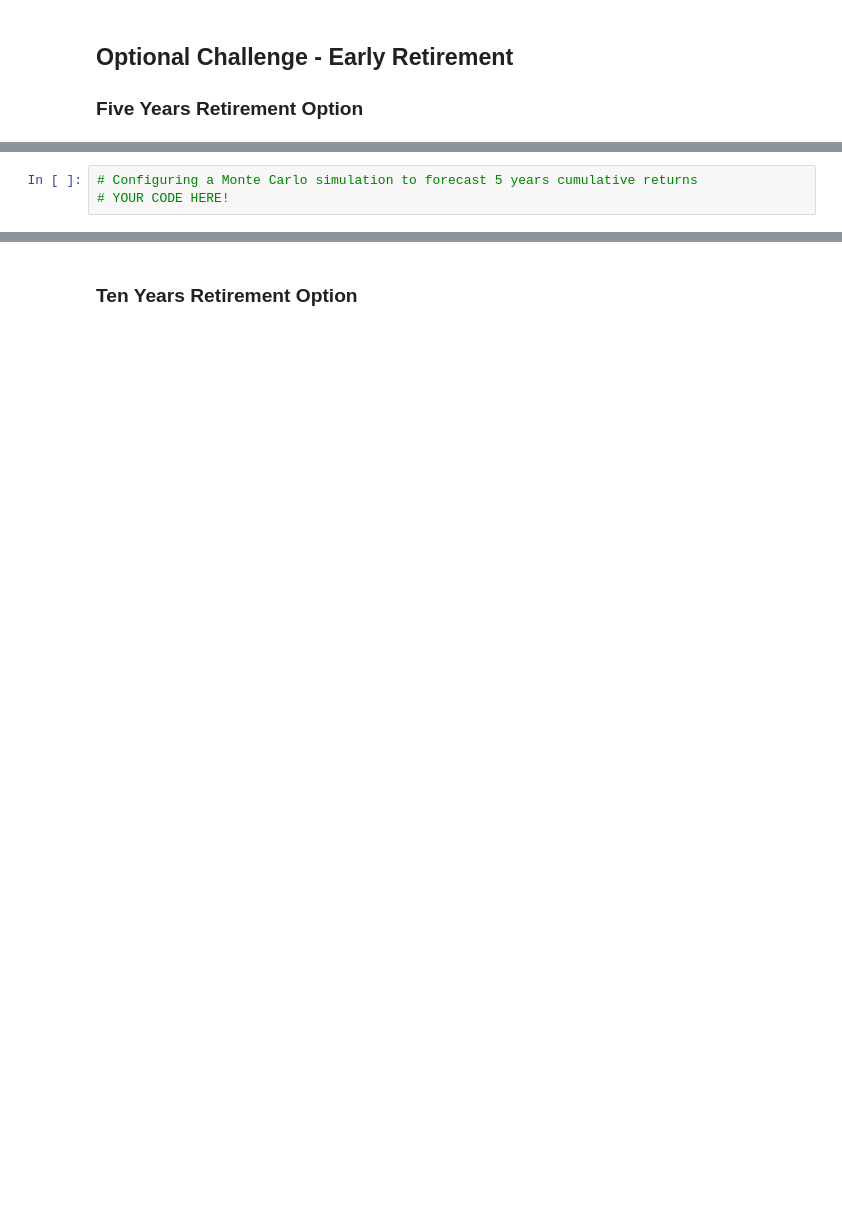
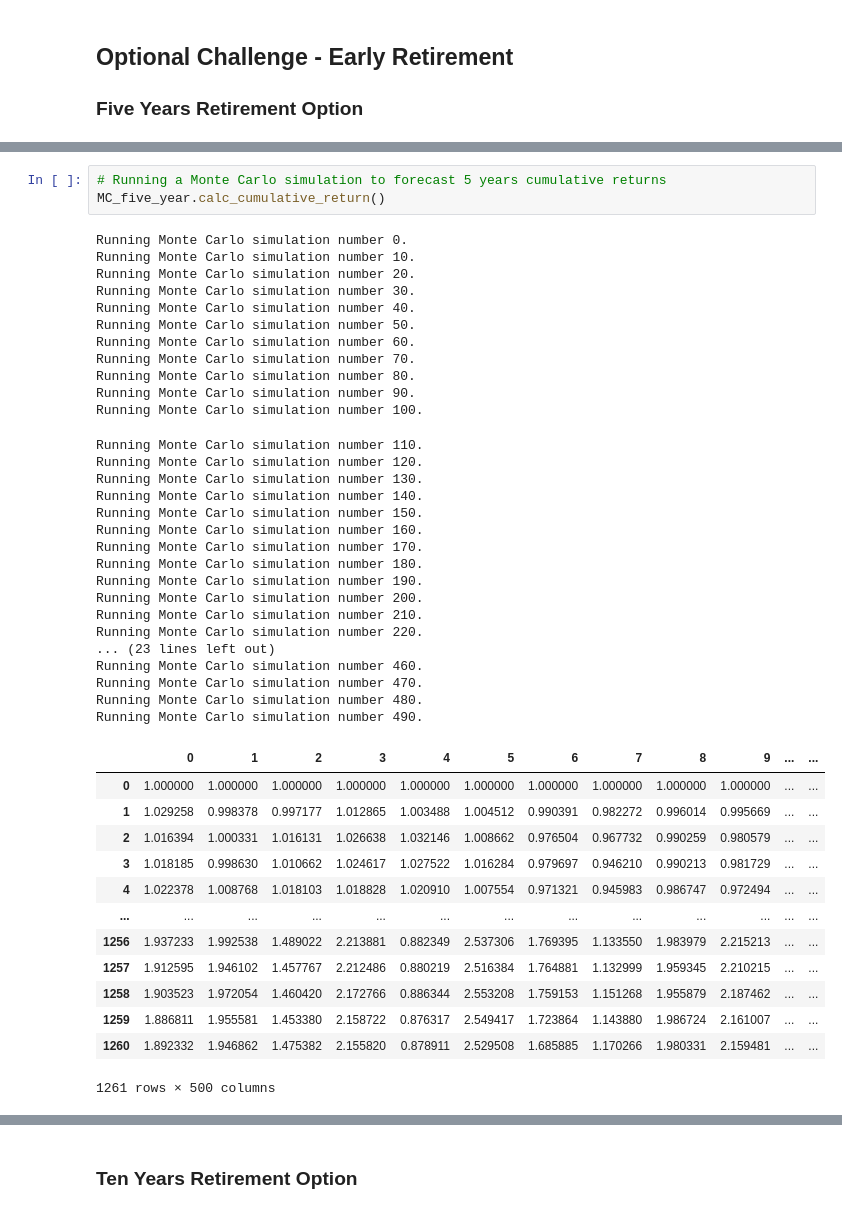
Before and after one commit to ngracan/Python-Challenge-3, a Jupyter notebook: Starter_Code/financial-planner.ipynb, the cells around one changed output, grey strips where cells are left out. Saved outputs shown, nothing was run; the diff lists cells and outputs as text; blank space fills up the shorter version.

```diff
--- a/Starter_Code/financial-planner.ipynb
+++ b/Starter_Code/financial-planner.ipynb
@@ -369,3 +389,45 @@ There is a 95% chance that an initial investment of $30000.0 in the portfolio ov
 # %%
-# Configuring a Monte Carlo simulation to forecast 5 years cumulative returns
-# YOUR CODE HERE!
+# Running a Monte Carlo simulation to forecast 5 years cumulative returns
+MC_five_year.calc_cumulative_return()
+# %% [output]
+Running Monte Carlo simulation number 0.
+Running Monte Carlo simulation number 10.
+Running Monte Carlo simulation number 20.
+Running Monte Carlo simulation number 30.
+Running Monte Carlo simulation number 40.
+Running Monte Carlo simulation number 50.
+Running Monte Carlo simulation number 60.
+Running Monte Carlo simulation number 70.
+Running Monte Carlo simulation number 80.
+Running Monte Carlo simulation number 90.
+Running Monte Carlo simulation number 100.
+Running Monte Carlo simulation number 110.
+Running Monte Carlo simulation number 120.
+Running Monte Carlo simulation number 130.
+Running Monte Carlo simulation number 140.
+Running Monte Carlo simulation number 150.
+Running Monte Carlo simulation number 160.
+Running Monte Carlo simulation number 170.
+Running Monte Carlo simulation number 180.
+Running Monte Carlo simulation number 190.
+Running Monte Carlo simulation number 200.
+Running Monte Carlo simulation number 210.
+Running Monte Carlo simulation number 220.
+... (23 lines left out)
+Running Monte Carlo simulation number 460.
+Running Monte Carlo simulation number 470.
+Running Monte Carlo simulation number 480.
+Running Monte Carlo simulation number 490.
+|  | 0 | 1 | 2 | 3 | 4 | 5 | 6 | 7 | 8 | 9 | ... | ... |
+| 0 | 1.000000 | 1.000000 | 1.000000 | 1.000000 | 1.000000 | 1.000000 | 1.000000 | 1.000000 | 1.000000 | 1.000000 | ... | ... |
+| 1 | 1.029258 | 0.998378 | 0.997177 | 1.012865 | 1.003488 | 1.004512 | 0.990391 | 0.982272 | 0.996014 | 0.995669 | ... | ... |
+| 2 | 1.016394 | 1.000331 | 1.016131 | 1.026638 | 1.032146 | 1.008662 | 0.976504 | 0.967732 | 0.990259 | 0.980579 | ... | ... |
+| 3 | 1.018185 | 0.998630 | 1.010662 | 1.024617 | 1.027522 | 1.016284 | 0.979697 | 0.946210 | 0.990213 | 0.981729 | ... | ... |
+| 4 | 1.022378 | 1.008768 | 1.018103 | 1.018828 | 1.020910 | 1.007554 | 0.971321 | 0.945983 | 0.986747 | 0.972494 | ... | ... |
+| ... | ... | ... | ... | ... | ... | ... | ... | ... | ... | ... | ... | ... |
+| 1256 | 1.937233 | 1.992538 | 1.489022 | 2.213881 | 0.882349 | 2.537306 | 1.769395 | 1.133550 | 1.983979 | 2.215213 | ... | ... |
+| 1257 | 1.912595 | 1.946102 | 1.457767 | 2.212486 | 0.880219 | 2.516384 | 1.764881 | 1.132999 | 1.959345 | 2.210215 | ... | ... |
+| 1258 | 1.903523 | 1.972054 | 1.460420 | 2.172766 | 0.886344 | 2.553208 | 1.759153 | 1.151268 | 1.955879 | 2.187462 | ... | ... |
+| 1259 | 1.886811 | 1.955581 | 1.453380 | 2.158722 | 0.876317 | 2.549417 | 1.723864 | 1.143880 | 1.986724 | 2.161007 | ... | ... |
+| 1260 | 1.892332 | 1.946862 | 1.475382 | 2.155820 | 0.878911 | 2.529508 | 1.685885 | 1.170266 | 1.980331 | 2.159481 | ... | ... |
+1261 rows × 500 columns
```
Also changed, not shown: parts of 22 cells of this notebook.
